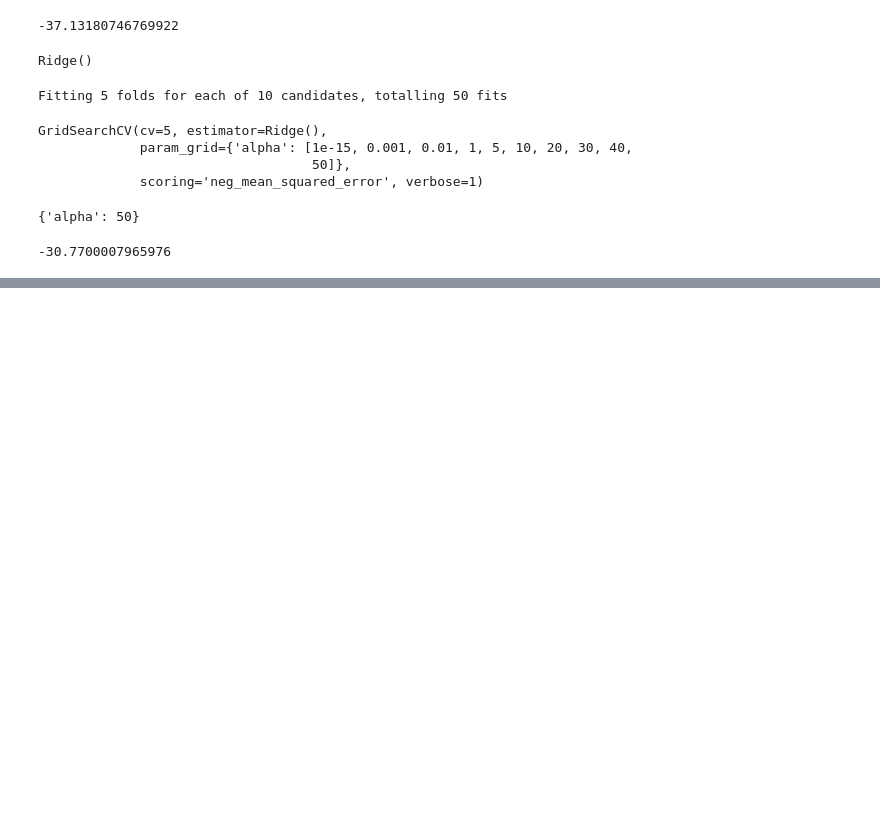
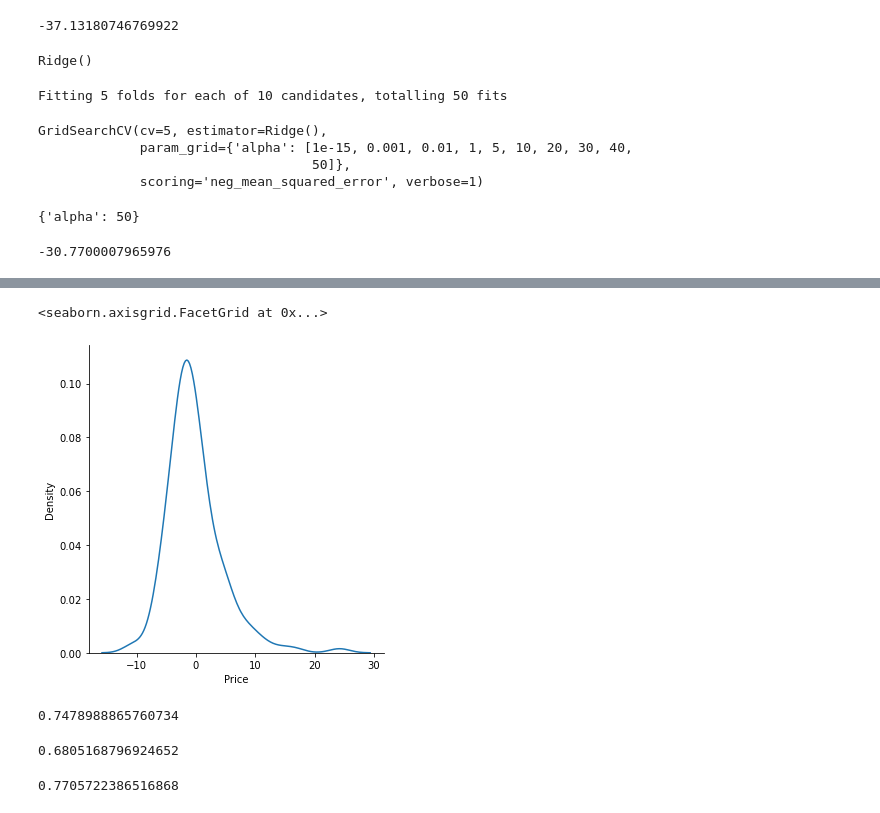
Before and after one commit to FazlullahBokhari/Machine-Learning, a Jupyter notebook: Untitled.ipynb, the cells around one changed output, grey strips where cells are left out. Cells and saved outputs as stored; diff of their text form; code cells hidden in the pictures; blank space fills up the shorter version.

```diff
--- a/Untitled.ipynb
+++ b/Untitled.ipynb
@@ -145,0 +220,5 @@ ridge_regressor.best_score_
+# %%
+sns.displot(y_test-prediction_elasticNet,kind='kde')
+# %% [output]
+<seaborn.axisgrid.FacetGrid at 0x...>
+[figure, added]
@@ -145,0 +227,12 @@ ridge_regressor.best_score_
+# %%
+r2_score(y_test,prediction_ridge)
+# %% [output]
+0.7478988865760734
+# %%
+r2_score(y_test,prediction_lasso)
+# %% [output]
+0.6805168796924652
+# %%
+r2_score(y_test,prediction_elasticNet)
+# %% [output]
+0.7705722386516868
```
Also changed, not shown: parts of 21 cells of this notebook.
